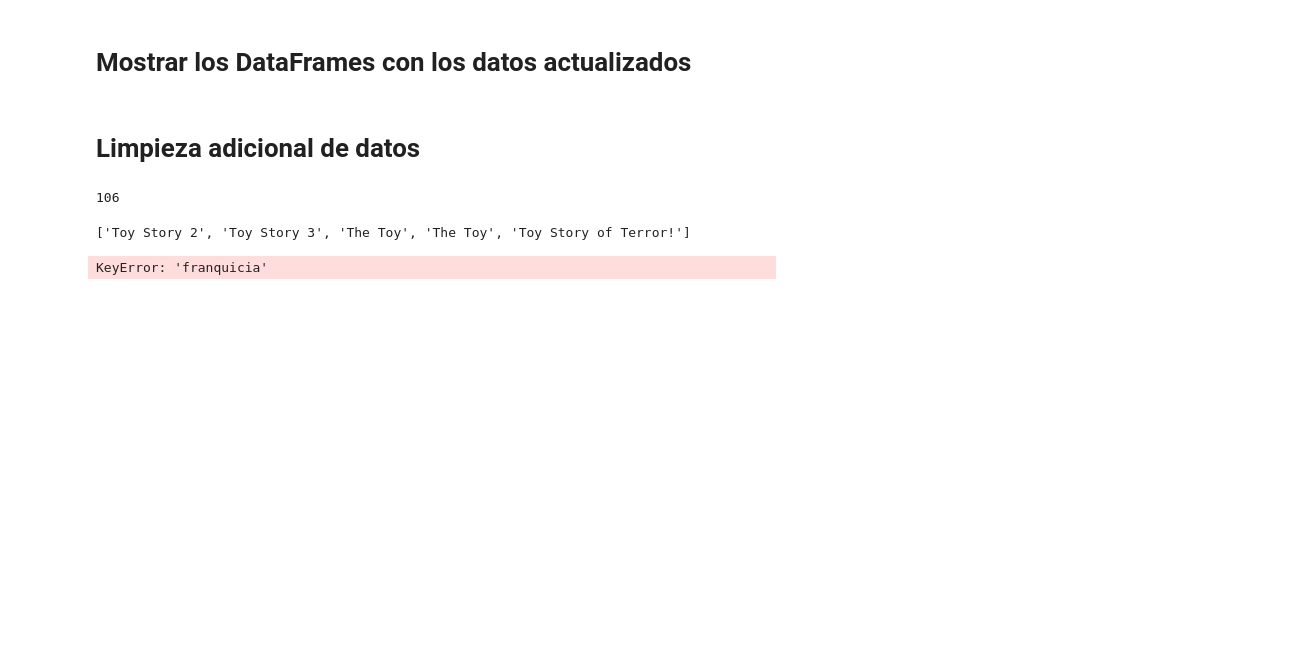
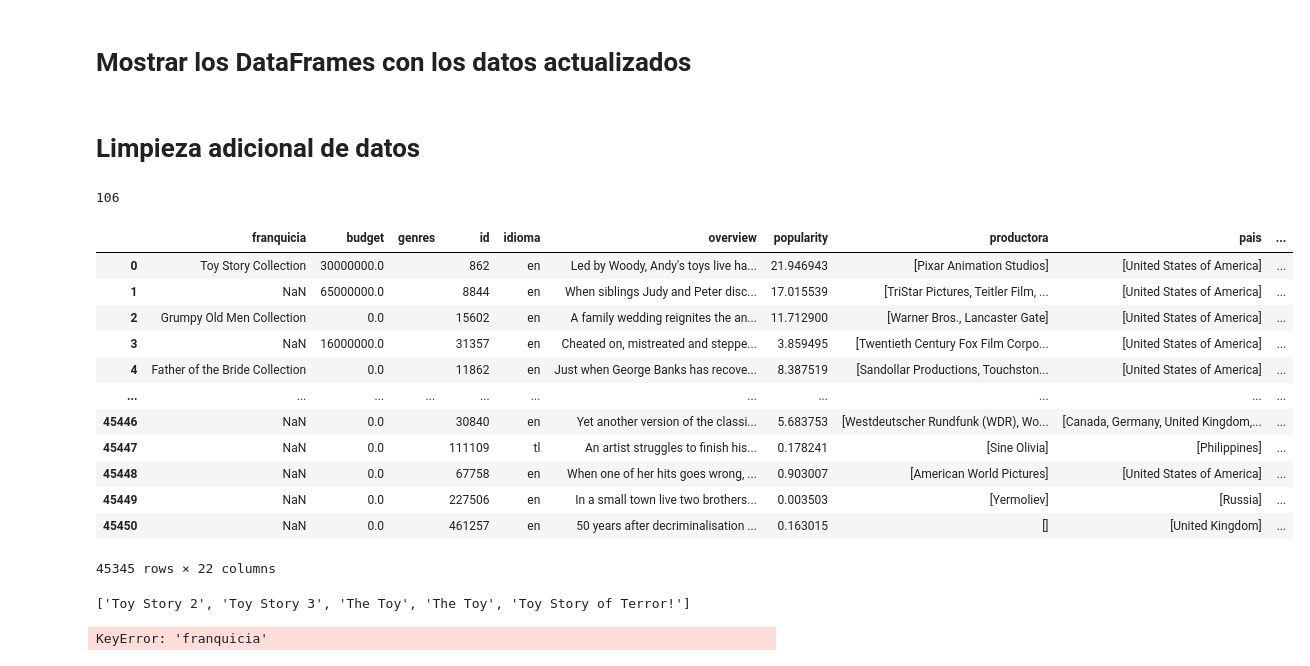
Before and after one commit to smlopez30/Proyecto-individual-Parte-1, a Jupyter notebook: DataEingenier.ipynb, the cells around one changed output. Drawn from its saved outputs; the diff is of its cells as text; code cells hidden in the pictures; blank space fills up the shorter version.

```diff
--- a/DataEingenier.ipynb
+++ b/DataEingenier.ipynb
@@ -229,6 +229,22 @@ recommendations_dict = calcular_similitud()
 
 # Calcular y almacenar las recomendaciones en el DataFrame
 peliculas['recomendacion'] = peliculas['title'].apply(lambda x: recommendations_dict[x])
+# %%
+peliculas
+# %% [output]
+|  | franquicia | budget | genres | id | idioma | overview | popularity | productora | pais | ... |
+| 0 | Toy Story Collection | 30000000.0 |  | 862 | en | Led by Woody, Andy's toys live ha... | 21.946943 | [Pixar Animation Studios] | [United States of America] | ... |
+| 1 | NaN | 65000000.0 |  | 8844 | en | When siblings Judy and Peter disc... | 17.015539 | [TriStar Pictures, Teitler Film, ... | [United States of America] | ... |
+| 2 | Grumpy Old Men Collection | 0.0 |  | 15602 | en | A family wedding reignites the an... | 11.712900 | [Warner Bros., Lancaster Gate] | [United States of America] | ... |
+| 3 | NaN | 16000000.0 |  | 31357 | en | Cheated on, mistreated and steppe... | 3.859495 | [Twentieth Century Fox Film Corpo... | [United States of America] | ... |
+| 4 | Father of the Bride Collection | 0.0 |  | 11862 | en | Just when George Banks has recove... | 8.387519 | [Sandollar Productions, Touchston... | [United States of America] | ... |
+| ... | ... | ... | ... | ... | ... | ... | ... | ... | ... | ... |
+| 45446 | NaN | 0.0 |  | 30840 | en | Yet another version of the classi... | 5.683753 | [Westdeutscher Rundfunk (WDR), Wo... | [Canada, Germany, United Kingdom,... | ... |
+| 45447 | NaN | 0.0 |  | 111109 | tl | An artist struggles to finish his... | 0.178241 | [Sine Olivia] | [Philippines] | ... |
+| 45448 | NaN | 0.0 |  | 67758 | en | When one of her hits goes wrong, ... | 0.903007 | [American World Pictures] | [United States of America] | ... |
+| 45449 | NaN | 0.0 |  | 227506 | en | In a small town live two brothers... | 0.003503 | [Yermoliev] | [Russia] | ... |
+| 45450 | NaN | 0.0 |  | 461257 | en | 50 years after decriminalisation ... | 0.163015 | [] | [United Kingdom] | ... |
+45345 rows × 22 columns
 # %%
 def recomendaciones(titulo: str):
     try:
```
Also changed, not shown: parts of 1 cell of this notebook, 2 other files.
